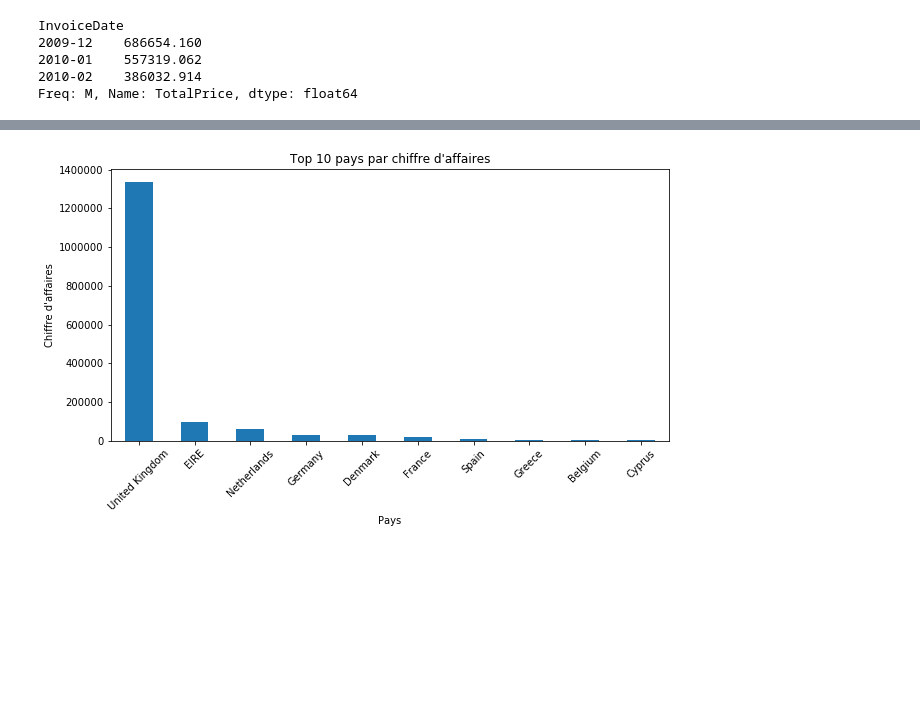
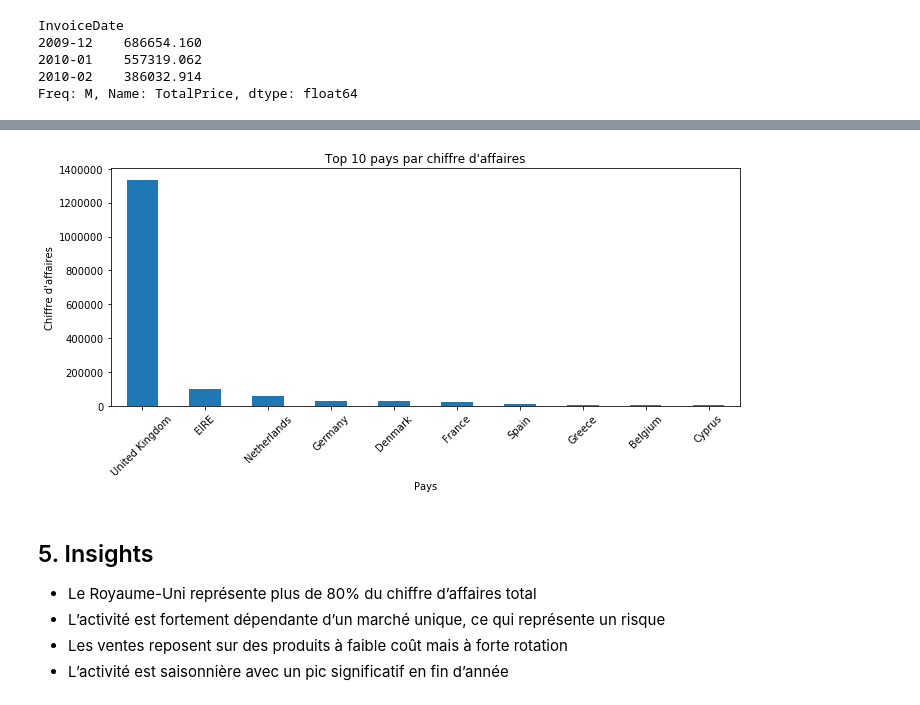
Before and after one commit to Ifayemi19/ecommerce-analysis, a Jupyter notebook: ecommerce_analysis.ipynb, the cells around one changed output, grey strips where cells are left out. Saved outputs shown, nothing was run; the diff lists cells and outputs as text; code cells hidden in the pictures; blank space fills up the shorter version.

Commit message:
improve insights and add business interpretation

```diff
--- a/ecommerce_analysis.ipynb
+++ b/ecommerce_analysis.ipynb
@@ -224,13 +205,18 @@ Graphique
 import matplotlib.pyplot as plt
 # %%
 top_countries.head(10).plot(kind="bar", figsize=(10,5))
-
 plt.title("Top 10 pays par chiffre d'affaires")
 plt.xlabel("Pays")
 plt.ylabel("Chiffre d'affaires")
-
 plt.xticks(rotation=45)
-
+plt.tight_layout()
 plt.show()
 # %% [output]
-[figure, old version]
+[figure, new version]
+# %% [markdown]
+## 5. Insights
+
+- Le Royaume-Uni représente plus de 80% du chiffre d’affaires total
+- L’activité est fortement dépendante d’un marché unique, ce qui représente un risque
+- Les ventes reposent sur des produits à faible coût mais à forte rotation
+- L’activité est saisonnière avec un pic significatif en fin d’année
```
Also changed, not shown: parts of 25 cells of this notebook.
